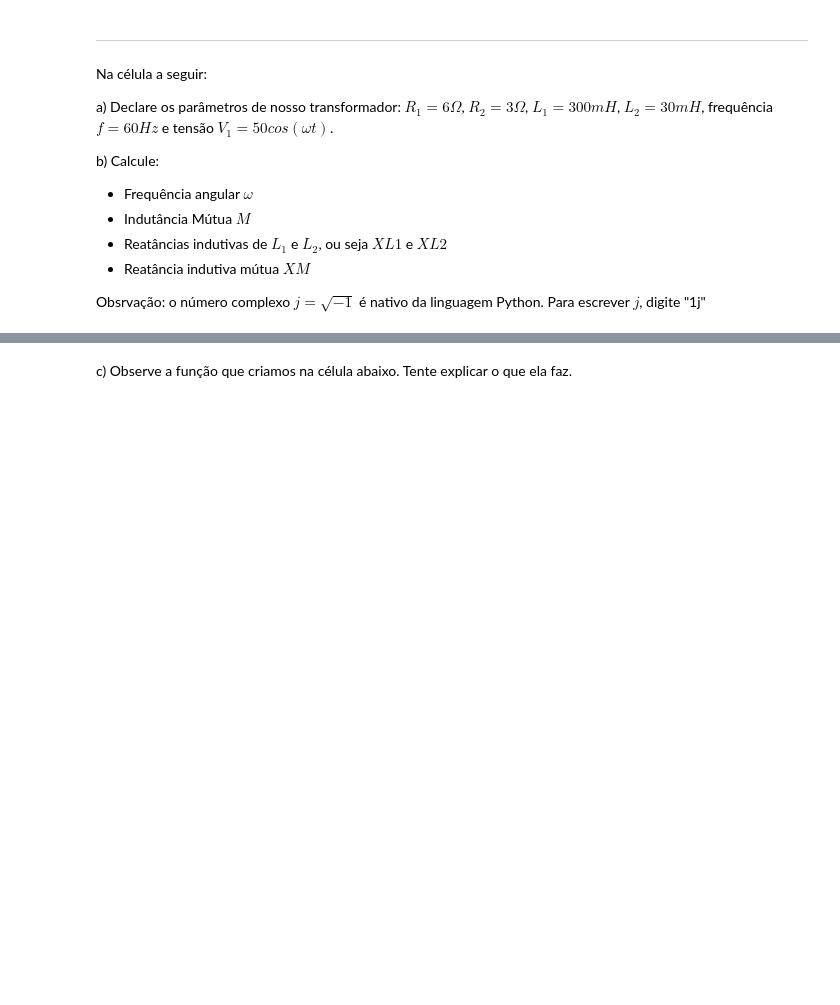
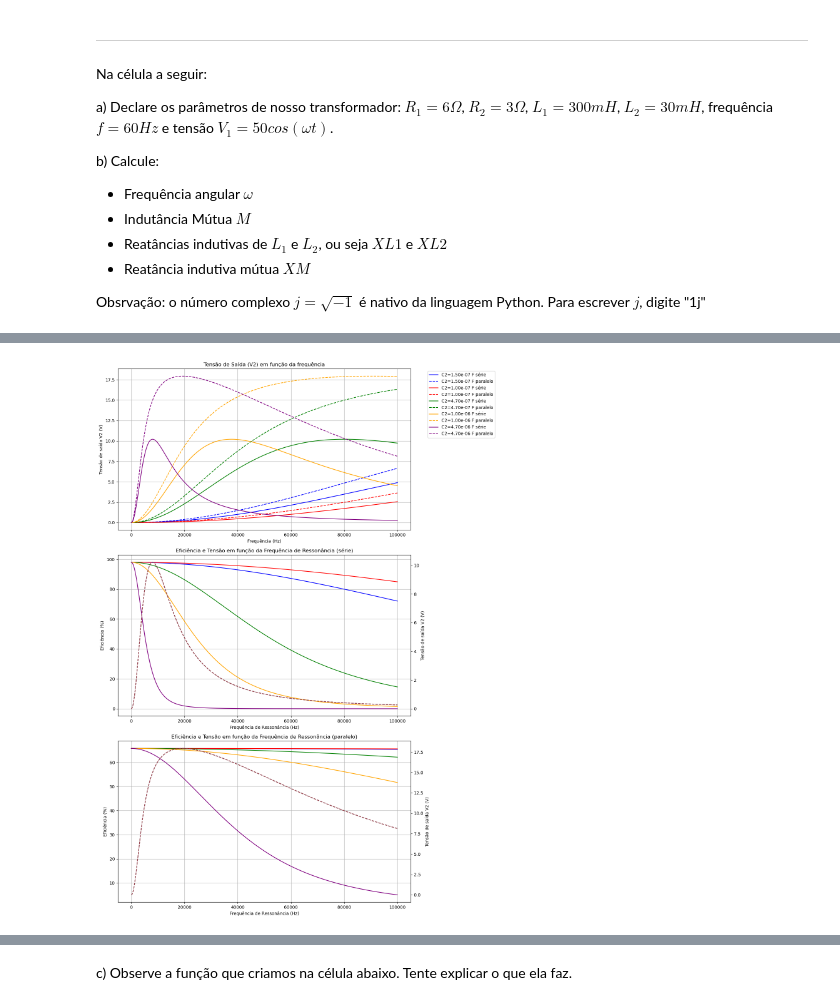
Before and after one commit to EnzoSilva14/projeto-eletromag, a Jupyter notebook: gabi.ipynb, the cells around one changed output, grey strips where cells are left out. Cells and saved outputs as stored; diff of their text form; code cells hidden in the pictures; blank space fills up the shorter version.

```diff
--- a/gabi.ipynb
+++ b/gabi.ipynb
@@ -37,0 +146,79 @@ XM = 0.02  # Reatância magnetizante (acoplamento magnético)
+# %%
+import numpy as np
+import matplotlib.pyplot as plt
+
+# Criar uma figura com dois subplots verticais
+fig, (ax1, ax2, ax3) = plt.subplots(3, 1, figsize=(13, 18))
+
+cores = ['b', 'r', 'g', 'orange', 'purple']
+linestyles = ['-', '--']
+
+for i, C in enumerate(valores_c2):
+    V_serie = []
+    V_paralelo = []
+    ef_serie = []
+    ef_paralelo = []
+    f_res_serie = []
+    f_res_paralelo = []
+
+    for freq in frequencias:
+        # Calcular para paralelo
+        i1, i2, V2, eficiencia, f_res = CalcularTransformadorCapacitorParalelo(R1, R2, Rc, C, C, Uf, freq, K)
+        V_paralelo.append(V2)
+        ef_paralelo.append(eficiencia)
+        f_res_paralelo.append(f_res)
+
+        # Calcular para série
+        i1, i2, V2, eficiencia, f_res = CalcularTransformadorCapacitorSerie(R1, R2, Rc, C, C, Uf, freq, K)
+        V_serie.append(V2)
+        ef_serie.append(eficiencia)
+        f_res_serie.append(f_res)
+
+    # Plotar tensão série e paralelo no primeiro gráfico (ax1)
+    ax1.plot(frequencias, V_serie, label=f'C2={C:.2e} F série', color=cores[i], linestyle=linestyles[0])
+    ax1.plot(frequencias, V_paralelo, label=f'C2={C:.2e} F paralelo', color=cores[i], linestyle=linestyles[1])
+
+    # Plotar eficiência de serie no segundo gráfico (ax2)
+    ax2.plot(frequencias, ef_serie, label=f'C2={C:.2e} F série', color=cores[i], linestyle=linestyles[0])
+    # Plotar eficiência de paralelo no segundo gráfico (ax2)
+    ax3.plot(frequencias, ef_paralelo, label=f'C2={C:.2e} F paralelo', color=cores[i], linestyle=linestyles[0])
+
+# Configurações do gráfico de tensões (ax1)
+ax1.set_title("Tensão de Saída (V2) em função da frequência")
+ax1.set_xlabel("Frequência (Hz)")
+ax1.set_ylabel("Tensão de saída V2 (V)")
+ax1.legend(loc="upper left", bbox_to_anchor=(1.05, 1))
+ax1.grid(True)
+
+# Adicionar um segundo eixo y no gráfico de eficiência (ax2) para mostrar a tensão V2 também
+ax2_twin = ax2.twinx()
+ax3_twin = ax3.twinx()
+for i, C in enumerate(valores_c2):
+    # Plotar tensões no eixo à direita
+    ax2_twin.plot(f_res_serie, V_serie, label=f'C2={C:.2e} F série',  color=cores[i], linestyle=linestyles[1], alpha=0.5)
+    ax3_twin.plot(f_res_paralelo, V_paralelo, label=f'C2={C:.2e} F paralelo',  color=cores[i], linestyle=linestyles[1], alpha=0.5)
+
+# Configurações do gráfico de eficiência (ax2)
+ax2.set_title("Eficiência e Tensão em função da Frequência de Ressonância (série)")
+ax2.set_xlabel("Frequência de Ressonância (Hz)")
+ax2.set_ylabel("Eficiência (%)")
+ax2.grid(True)
+# Configuração do eixo de tensão no ax2_twin
+ax2_twin.set_ylabel("Tensão de saída V2 (V)")
+
+
+
+# Configurações do gráfico de eficiência (ax3)
+ax3.set_title("Eficiência e Tensão em função da Frequência de Ressonância (paralelo)")
+ax3.set_xlabel("Frequência de Ressonância (Hz)")
+ax3.set_ylabel("Eficiência (%)")
+ax3.grid(True)
+# Configuração do eixo de tensão no ax3_twin
+ax3_twin.set_ylabel("Tensão de saída V2 (V)")
+
+# Ajustar layout para não sobrepor elementos
+plt.tight_layout()
+
+# Exibir gráfico
+plt.show()
+# %% [output]
@@ -37,0 +226 @@ XM = 0.02  # Reatância magnetizante (acoplamento magnético)
+[figure, added]
```
Also changed, not shown: parts of 18 cells of this notebook.
